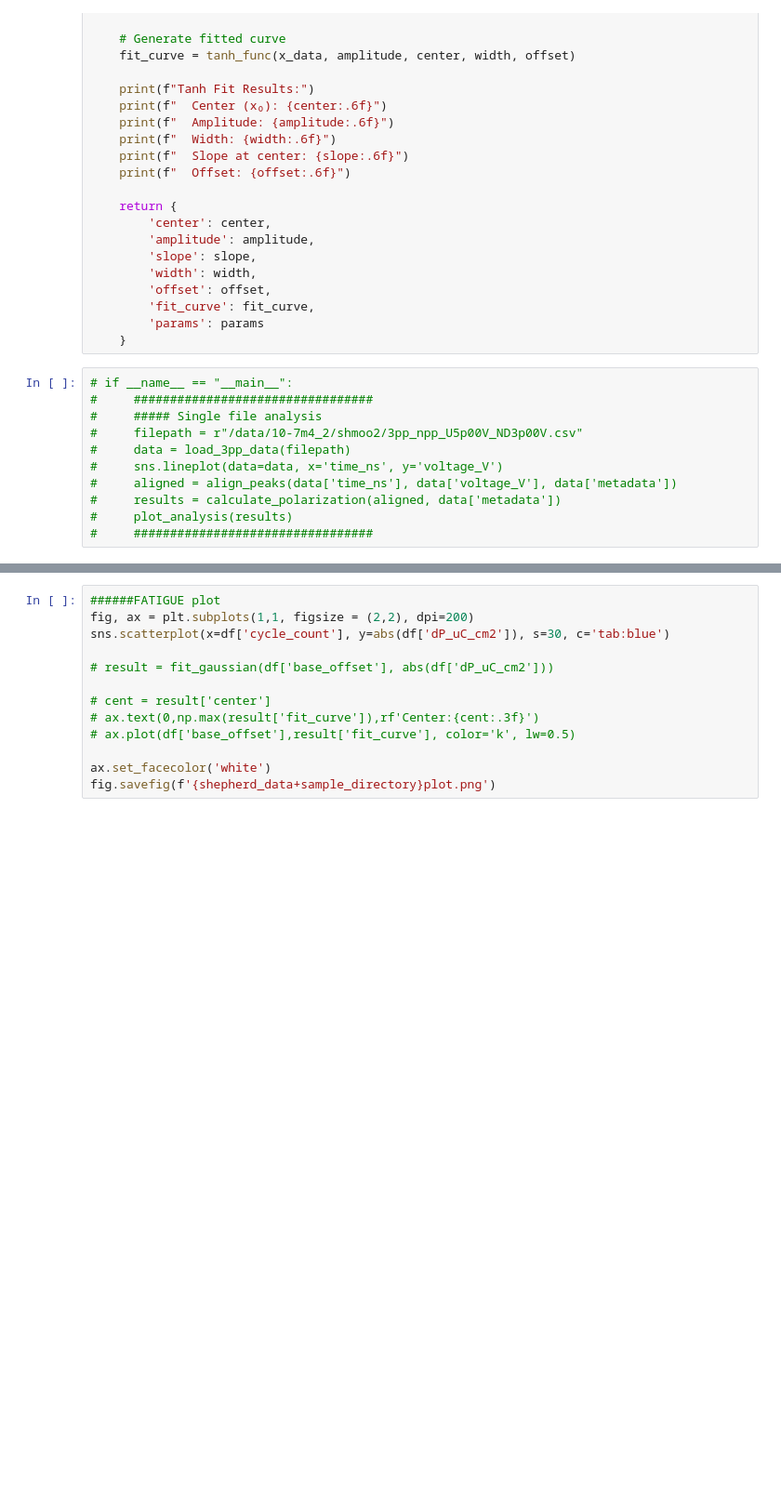
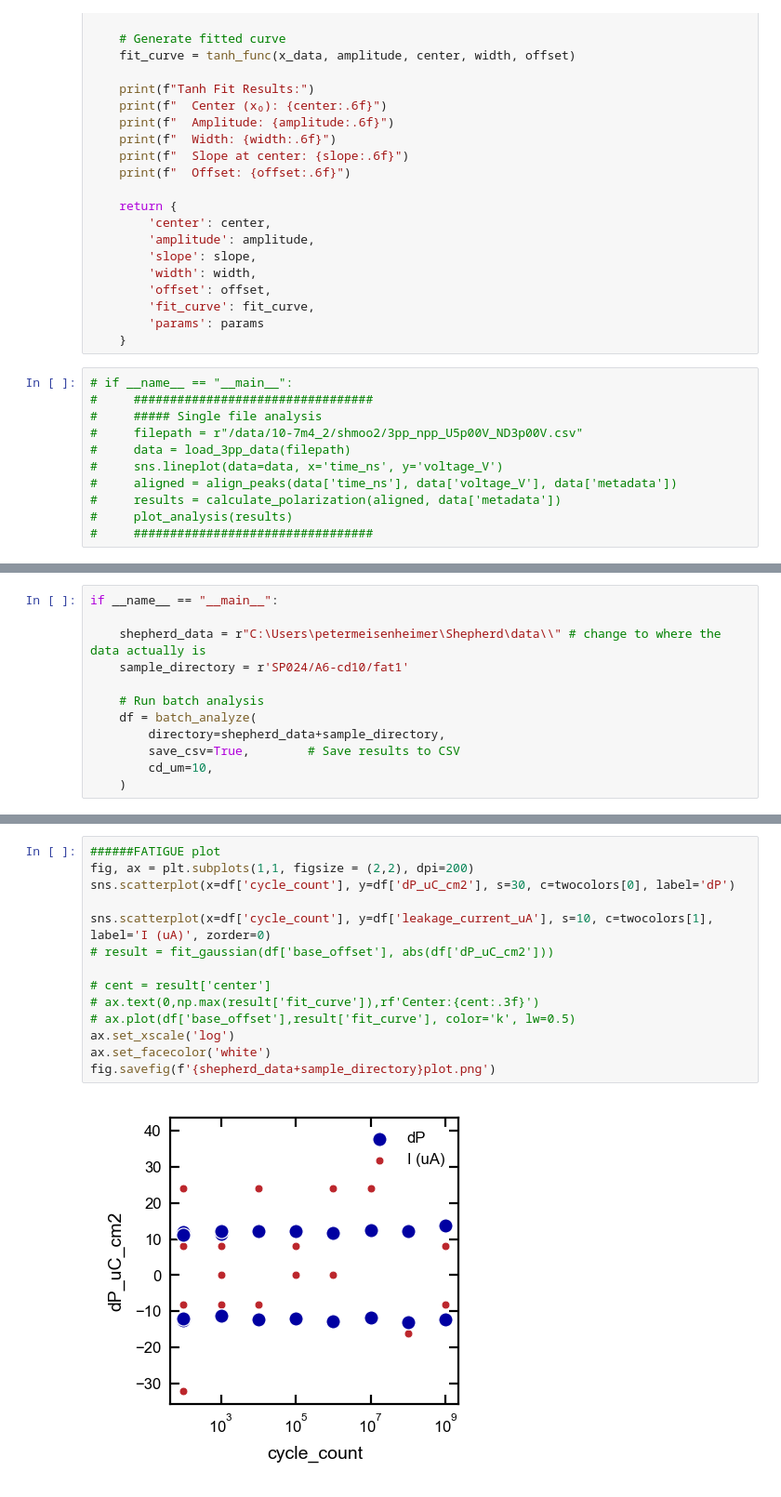
Before and after one commit to meisep/Shepherd_0.1, a Jupyter notebook: Analysis/3pp_autoanalysis_notebook.ipynb, the cells around one changed output, grey strips where cells are left out. Shown at 93% size. Saved outputs shown, nothing was run; the diff lists cells and outputs as text; blank space fills up the shorter version.

```diff
--- a/Analysis/3pp_autoanalysis_notebook.ipynb
+++ b/Analysis/3pp_autoanalysis_notebook.ipynb
@@ -460,0 +487,12 @@ Gaussian Fit Results:
+# %%
+if __name__ == "__main__":
+
+    shepherd_data = r"C:\Users\petermeisenheimer\Shepherd\data\\" # change to where the data actually is
+    sample_directory = r'SP024/A6-cd10/fat1'
+
+    # Run batch analysis
+    df = batch_analyze(
+        directory=shepherd_data+sample_directory,
+        save_csv=True,        # Save results to CSV
+        cd_um=10,
+    )
@@ -461,13 +517,16 @@ Gaussian Fit Results:
 # %%
 ######FATIGUE plot
 fig, ax = plt.subplots(1,1, figsize = (2,2), dpi=200)
-sns.scatterplot(x=df['cycle_count'], y=abs(df['dP_uC_cm2']), s=30, c='tab:blue')
+sns.scatterplot(x=df['cycle_count'], y=df['dP_uC_cm2'], s=30, c=twocolors[0], label='dP')
 
+sns.scatterplot(x=df['cycle_count'], y=df['leakage_current_uA'], s=10, c=twocolors[1], label='I (uA)', zorder=0)
 # result = fit_gaussian(df['base_offset'], abs(df['dP_uC_cm2']))
 
 # cent = result['center']
 # ax.text(0,np.max(result['fit_curve']),rf'Center:{cent:.3f}')
 # ax.plot(df['base_offset'],result['fit_curve'], color='k', lw=0.5)
-
+ax.set_xscale('log')
 ax.set_facecolor('white')
 fig.savefig(f'{shepherd_data+sample_directory}plot.png')
+# %% [output]
+[figure, added]
```
Also changed, not shown: parts of 5 cells of this notebook, 17 other files.
